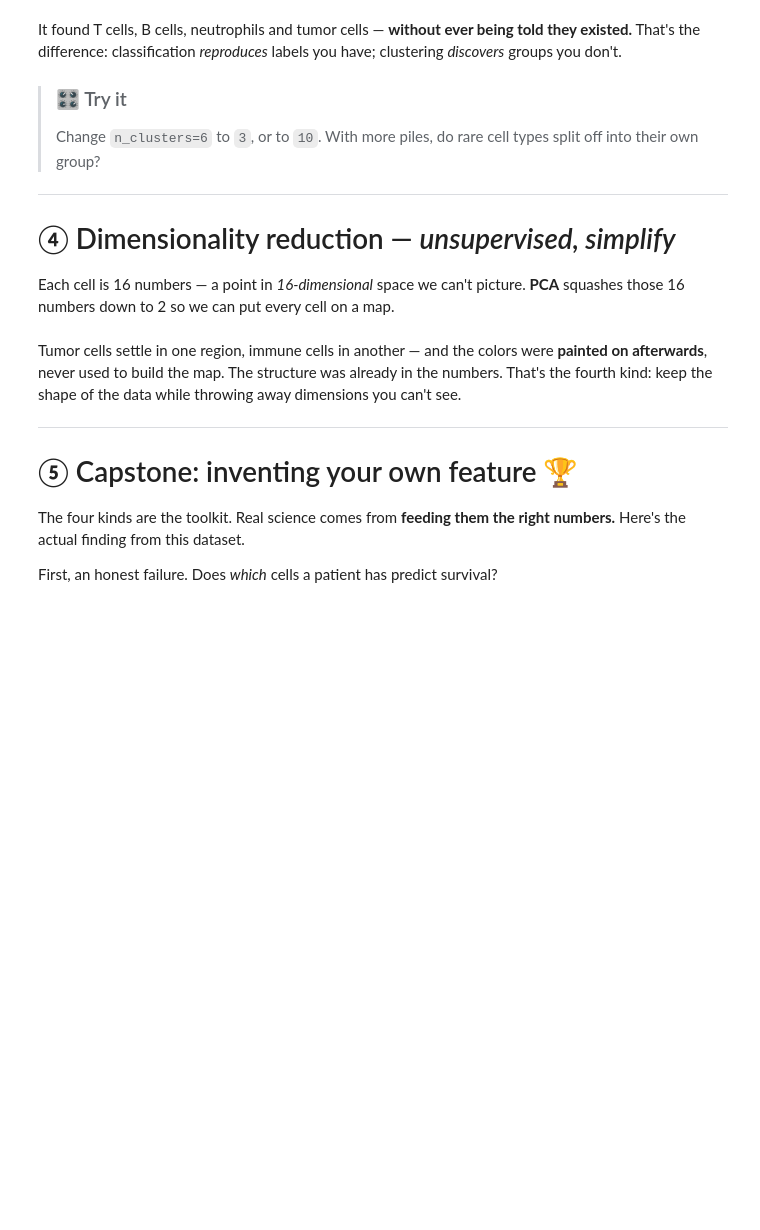
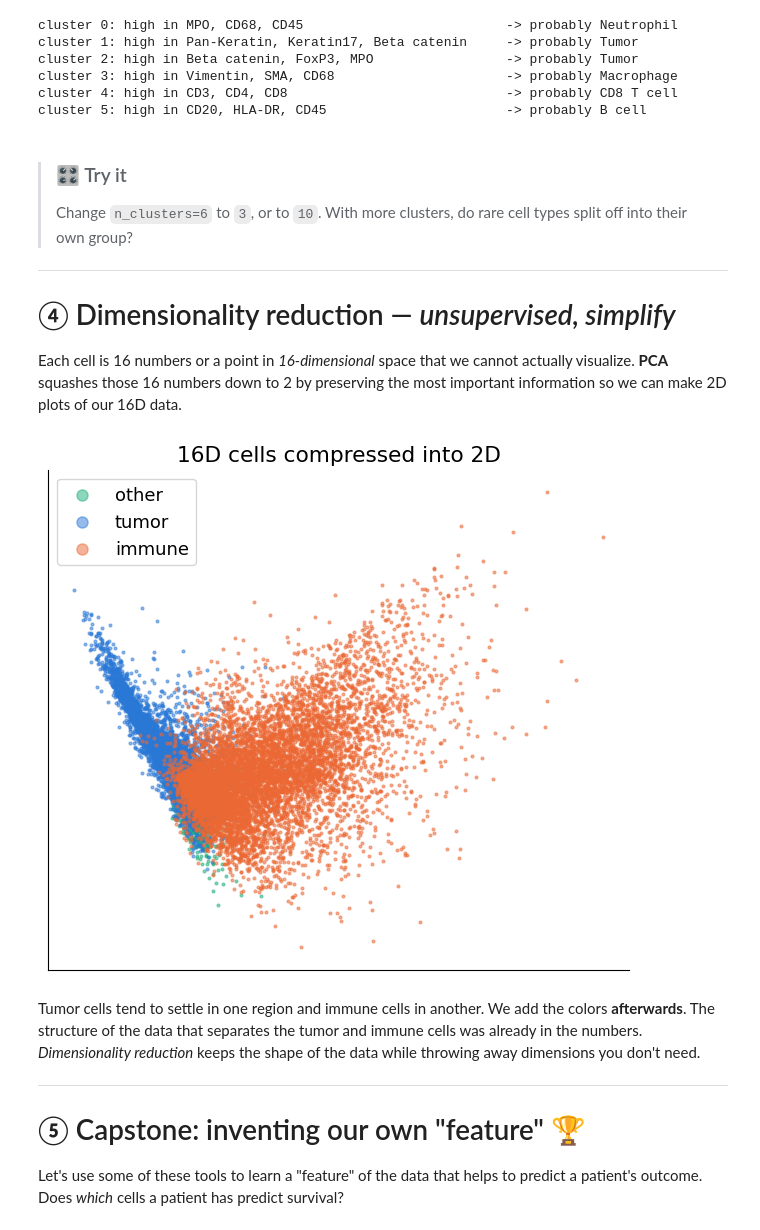
Before and after one commit to emcramer/psi-class-2026, a Jupyter notebook: code/notebook_1_ml.ipynb, the cells around one changed output. Cells and saved outputs as stored; diff of their text form; code cells hidden in the pictures; blank space fills up the shorter version.

```diff
--- a/code/notebook_1_ml.ipynb
+++ b/code/notebook_1_ml.ipynb
@@ -173,42 +187,40 @@ pile from its red squares, then run the next cell to check.
 answer = pd.crosstab(labels, cells.celltype)
 for i in range(6):
     top = profile.loc[i].sort_values(ascending=False).head(3)
-    print(f"pile {i}: high in {', '.join(top.index):40s} -> really mostly {answer.loc[i].idxmax()}")
+    print(f"cluster {i}: high in {', '.join(top.index):40s} -> probably {answer.loc[i].idxmax()}")
+# %% [output]
+cluster 0: high in MPO, CD68, CD45                          -> probably Neutrophil
+cluster 1: high in Pan-Keratin, Keratin17, Beta catenin     -> probably Tumor
+cluster 2: high in Beta catenin, FoxP3, MPO                 -> probably Tumor
+cluster 3: high in Vimentin, SMA, CD68                      -> probably Macrophage
+cluster 4: high in CD3, CD4, CD8                            -> probably CD8 T cell
+cluster 5: high in CD20, HLA-DR, CD45                       -> probably B cell
 # %% [markdown]
-It found T cells, B cells, neutrophils and tumor cells — **without ever being
-told they existed.** That's the difference: classification *reproduces* labels
-you have; clustering *discovers* groups you don't.
-
 > ### 🎛️ Try it
-> Change `n_clusters=6` to `3`, or to `10`. With more piles, do rare cell
+> Change `n_clusters=6` to `3`, or to `10`. With more clusters, do rare cell
 > types split off into their own group?
 
 ---
 # ④ Dimensionality reduction — *unsupervised, simplify*
 
-Each cell is 16 numbers — a point in *16-dimensional* space we can't picture.
-**PCA** squashes those 16 numbers down to 2 so we can put every cell on a map.
+Each cell is 16 numbers or a point in *16-dimensional* space that we cannot actually visualize. **PCA** squashes those 16 numbers down to 2 by preserving the most important information so we can make 2D plots of our 16D data.
 # %%
 from sklearn.decomposition import PCA
 
 xy2 = PCA(n_components=2).fit_transform(X)
 plt.figure(figsize=(7.5, 6.5))
 for k, c in [("other", GREEN), ("tumor", BLUE), ("immune", ORANGE)]:
     m = coarse(cells.celltype.values) == k
     plt.scatter(xy2[m,0], xy2[m,1], s=4, c=c, alpha=.5, label=k)
 plt.legend(markerscale=4); plt.xticks([]); plt.yticks([]); plt.grid(False)
-plt.title("16 numbers per cell, squashed onto a 2-D map"); plt.show()
+plt.title("16D cells compressed into 2D"); plt.show()
+# %% [output]
+[figure, added]
 # %% [markdown]
-Tumor cells settle in one region, immune cells in another — and the colors
-were **painted on afterwards**, never used to build the map. The structure was
-already in the numbers. That's the fourth kind: keep the shape of the data
-while throwing away dimensions you can't see.
+Tumor cells tend to settle in one region and immune cells in another. We add the colors **afterwards**. The structure of the data that separates the tumor and immune cells was already in the numbers. *Dimensionality reduction* keeps the shape of the data while throwing away dimensions you don't need.
 
 ---
-# ⑤ Capstone: inventing your own feature 🏆
+# ⑤ Capstone: inventing our own "feature" 🏆
 
-The four kinds are the toolkit. Real science comes from **feeding them the
-right numbers.** Here's the actual finding from this dataset.
-
-First, an honest failure. Does *which* cells a patient has predict survival?
+Let's use some of these tools to learn a "feature" of the data that helps to predict a patient's outcome. Does *which* cells a patient has predict survival?
 # %%
```
Also changed, not shown: parts of 18 cells of this notebook, 2 other files.
